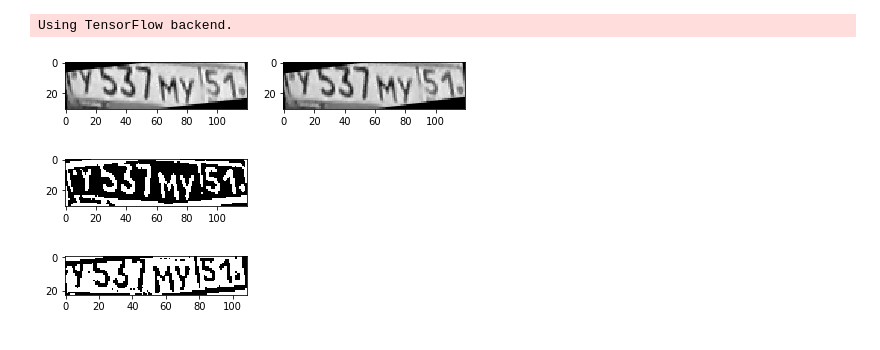
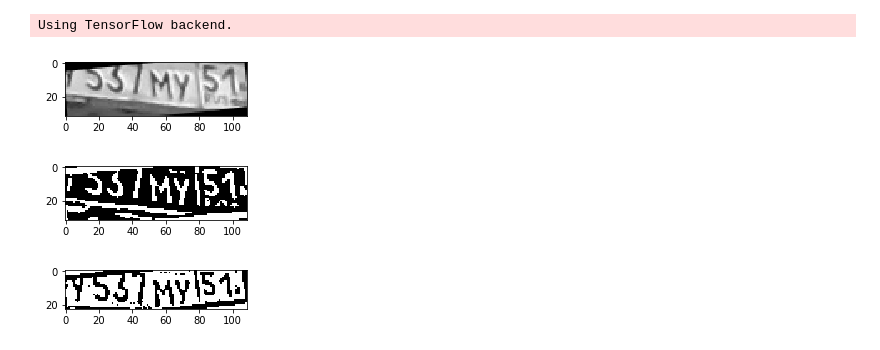
Before and after one commit to BEugen/Rslp, a Jupyter notebook: FullOcrLp/detect.ipynb, the cells around one changed output. Saved outputs shown, nothing was run; the diff lists cells and outputs as text; code cells hidden in the pictures.

```diff
--- a/FullOcrLp/detect.ipynb
+++ b/FullOcrLp/detect.ipynb
@@ -295,7 +295,7 @@ IMG_PATH = '/mnt/misk/misk/lplate/images'
 IMG_FOR_OCR = '/mnt/misk/misk/lplate/chars'
 rc = RecognizeLp()
 #for file in os.listdir(IMG_PATH):
-file = '04-12-2018_9-46-25_2.jpg'
+file = '05-12-2018_5-56-43_2.jpg'
 fp = os.path.join(IMG_PATH, file)
 img = cv2.imread(fp, cv2.IMREAD_GRAYSCALE)
 fn = os.path.splitext(file)[0].split('_')
@@ -313,22 +313,22 @@ def plot_images(images, grey):
 # %%
 plot_images(imgs, True)
 # %% [output]
-[figure, old version]
+[figure, new version]
 # %%
-#img = cv2.GaussianBlur(imgs[0], (11, 11), 0)
-#img = cv2.bilateralFilter(imgs[0],1,75,75)
-#img = cv2.subtract(img, imgs[0])
+#img = cv2.GaussianBlur(imgs[0], (9, 9), 0)
+img = cv2.bilateralFilter(imgs[0],1,75,75)
+img = cv2.subtract(img, imgs[0])
 imgb = cv2.GaussianBlur(imgs[0], (9, 9), 100)
-#imgb = cv2.subtract(imgb, img)
+imgb = cv2.subtract(imgb, img)
 img = cv2.subtract(imgb, imgs[0])
 cv2.normalize(img, img, 0, 255, cv2.NORM_MINMAX)
 #kernel = np.ones((2, 1), np.uint8)
 #img = cv2.dilate(img, kernel, iterations=2)
-img = cv2.GaussianBlur(img, (1, 1), 10)
-ret, img = cv2.threshold(img, 5, 255, 0)      # 1 chan, grayscale!
+#img = cv2.GaussianBlur(img, (1, 1), 3)
+ret, img = cv2.threshold(img, 10, 255, 0)      # 1 chan, grayscale!
 plot_images([img], True)
 # %% [output]
-[figure, old version]
+[figure, new version]
 # %%
 #image = cv2.adaptiveThreshold(imgs[0], 200, cv2.ADAPTIVE_THRESH_GAUSSIAN_C, cv2.THRESH_BINARY, 9, 3)
 kernel = np.ones((1, 1), np.uint8)
```
Also changed, not shown: parts of 9 cells of this notebook, 2 other files.
